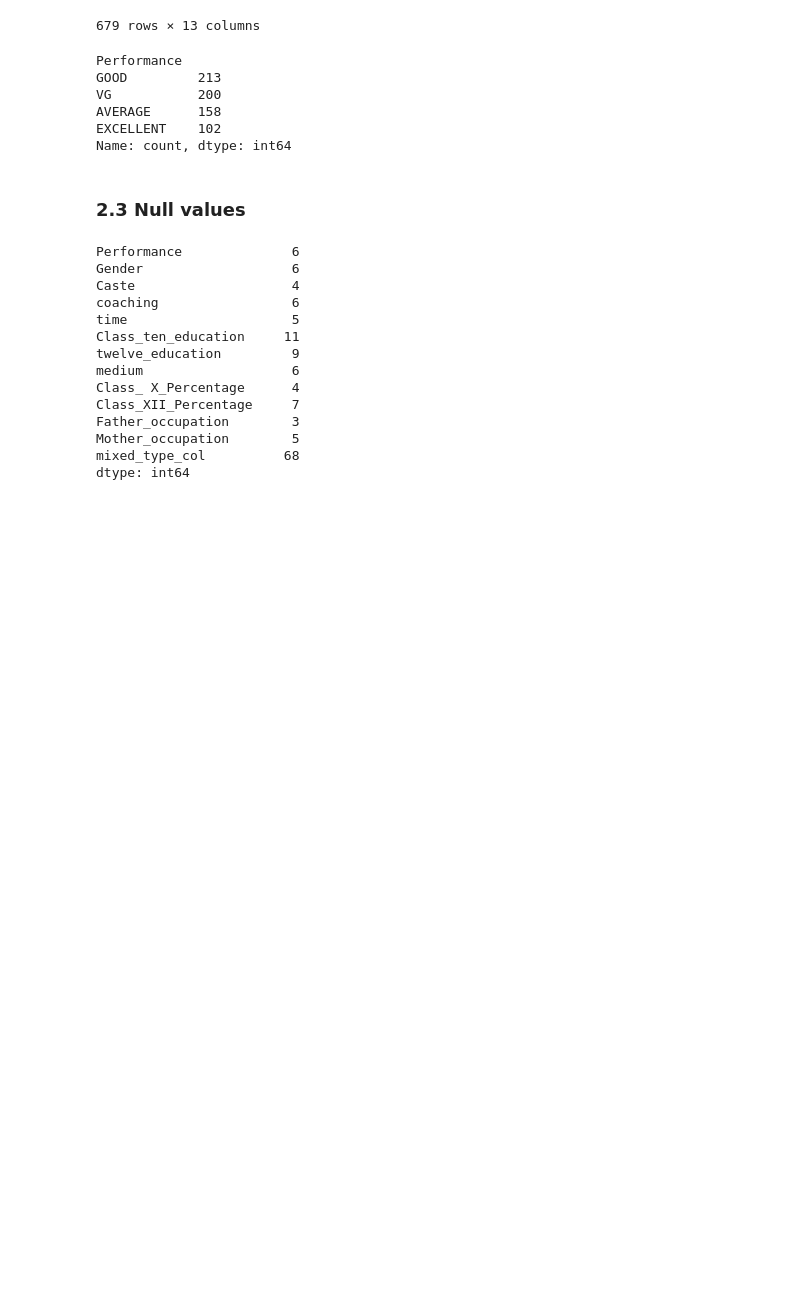
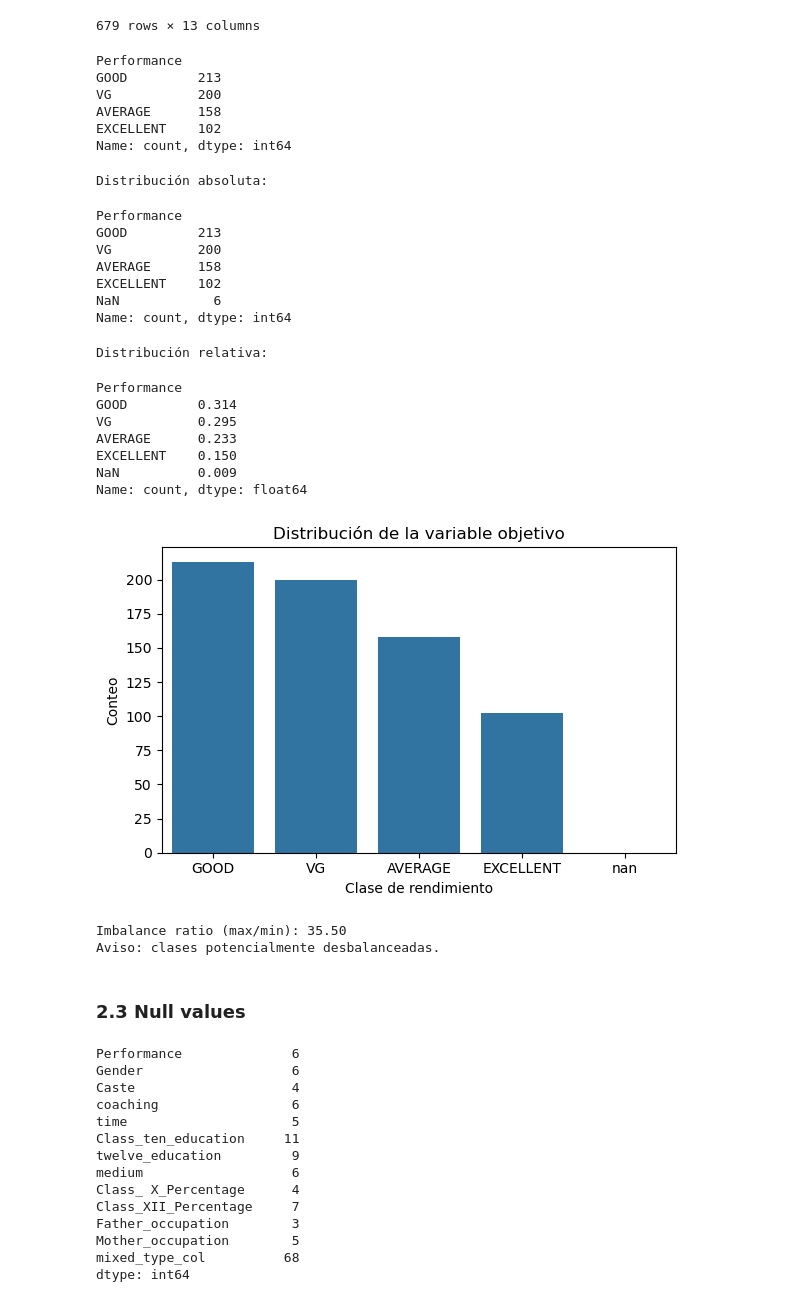
Before and after one commit to MLOpsEquipo36/equipo36mlops, a Jupyter notebook: notebooks/1.0-el-EDA_cleaning.ipynb, the cells around one changed output. Saved outputs shown, nothing was run; the diff lists cells and outputs as text; code cells hidden in the pictures; blank space fills up the shorter version.

```diff
--- a/notebooks/1.0-el-EDA_cleaning.ipynb
+++ b/notebooks/1.0-el-EDA_cleaning.ipynb
@@ -22,7 +22,9 @@ El objetivo del proyecto es construir un modelo de clasificación que prediga el
 
 Esta fase está estructurada para abarcar desde la exploración, manipulación y preparación de los datos, hasta el diseño y evaluación de modelos de clasificación que permitan comprender los factores asociados al rendimiento en el examen de ingreso.
 # %%
-df = pd.read_csv("../equipo36mlops/data/raw/student_entry_performance_modified.csv")
+df_raw = pd.read_csv("../data/processed/student_entry_performance_modified.csv")
+# Copia de trabajo
+df = df_raw.copy()
 df.head()
 # %% [output]
 |  | Performance | Gender | Caste | coaching | time | Class_ten_education | twelve_education | medium | ... |
@@ -116,6 +118,53 @@ VG           200
 AVERAGE      158
 EXCELLENT    102
 Name: count, dtype: int64
+# %%
+# Conteos por clase
+target_col = 'Performance'
+target_counts = df[target_col].value_counts(dropna=False)
+target_ratio = (target_counts / len(df)).round(3)
+
+print("Distribución absoluta:")
+display(target_counts)
+print("\nDistribución relativa:")
+display(target_ratio)
+
+# Histograma / barras por clase
+plt.figure(figsize=(6,4))
+sns.countplot(x=target_col, data=df, order=target_counts.index)
+plt.title("Distribución de la variable objetivo")
+plt.xlabel("Clase de rendimiento")
+plt.ylabel("Conteo")
+plt.xticks(rotation=0)
+plt.tight_layout()
+plt.show()
+
+# Heurística de desbalance (ratio max/min)
+if target_counts.min() > 0:
+    imbalance_ratio = target_counts.max() / target_counts.min()
+    print(f"Imbalance ratio (max/min): {imbalance_ratio:.2f}")
+    if imbalance_ratio >= 1.5:
+        print("Aviso: clases potencialmente desbalanceadas.")
+# %% [output]
+Distribución absoluta:
+Performance
+GOOD         213
+VG           200
+AVERAGE      158
+EXCELLENT    102
+NaN            6
+Name: count, dtype: int64
+Distribución relativa:
+Performance
+GOOD         0.314
+VG           0.295
+AVERAGE      0.233
+EXCELLENT    0.150
+NaN          0.009
+Name: count, dtype: float64
+[figure, added]
+Imbalance ratio (max/min): 35.50
+Aviso: clases potencialmente desbalanceadas.
 # %% [markdown]
 ### 2.3 Null values
 # %%
```
Also changed, not shown: parts of 9 cells of this notebook.
